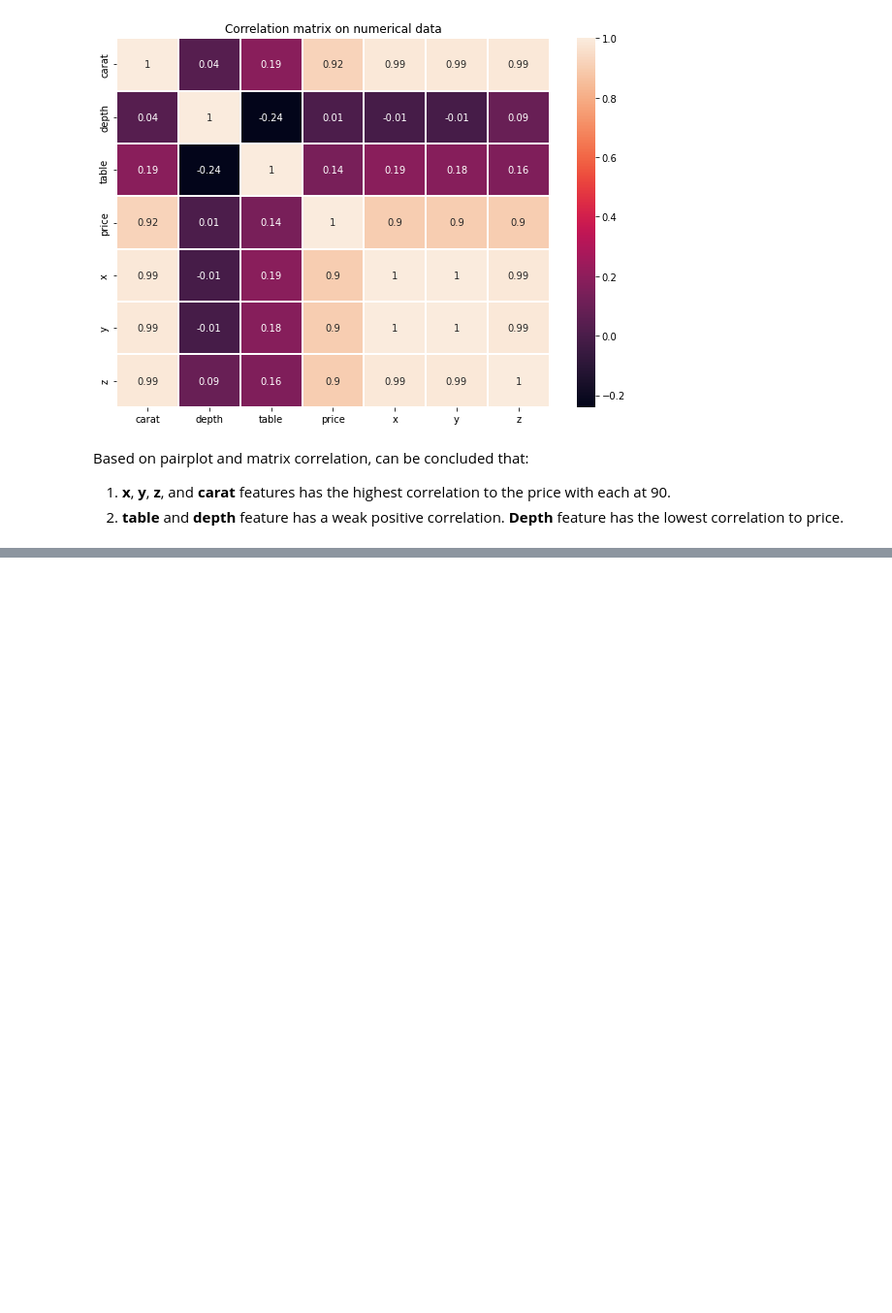
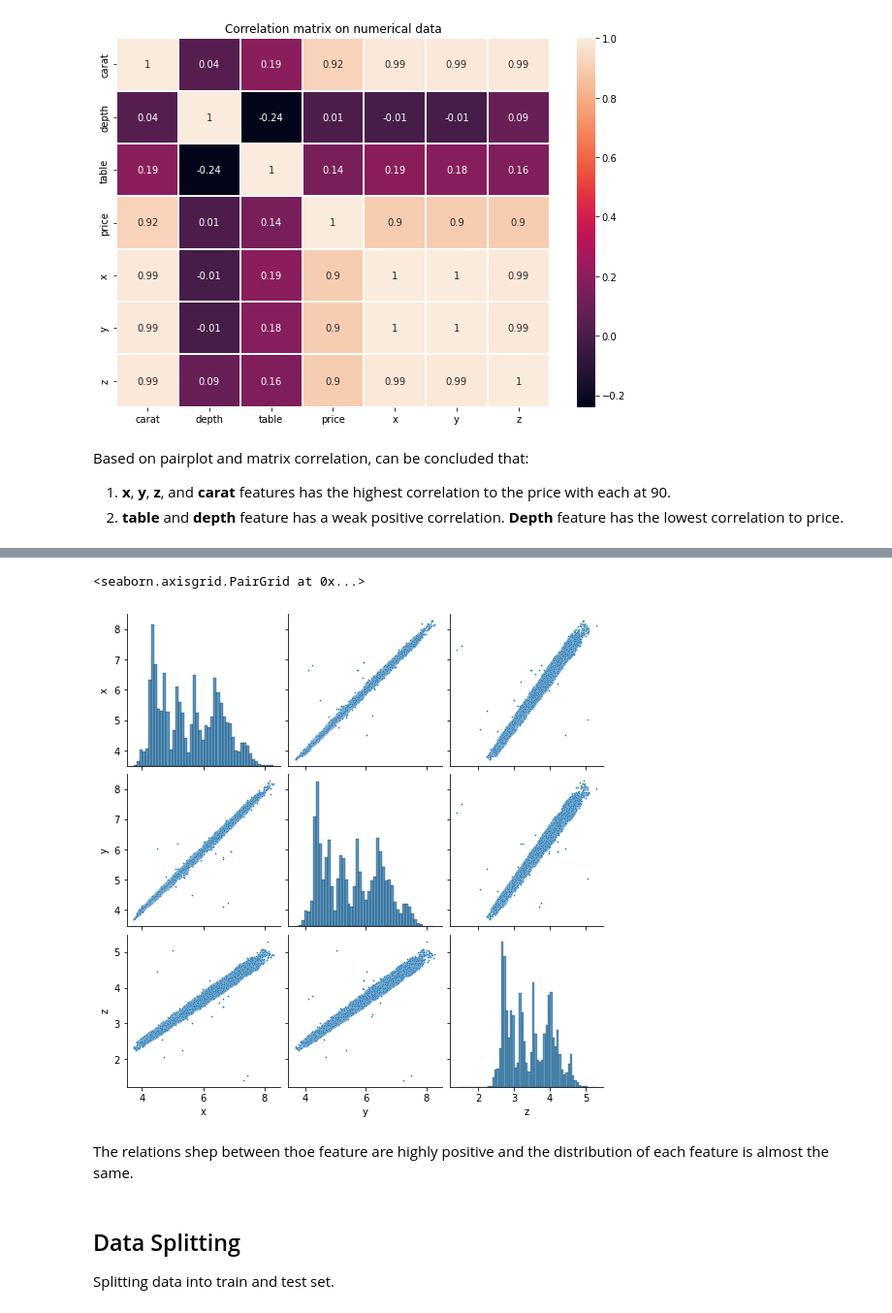
Before and after one commit to marcellinus-witarsah/predictive-analytics-diamonds-dataset, a Jupyter notebook: predictive_analytics_diamonds_dataset.ipynb, the cells around one changed output, grey strips where cells are left out. Shown at 97% size. Drawn from its saved outputs; the diff is of its cells as text; code cells hidden in the pictures; blank space fills up the shorter version.

Commit message:
Data Preparation

```diff
--- a/predictive_analytics_diamonds_dataset.ipynb
+++ b/predictive_analytics_diamonds_dataset.ipynb
@@ -332,0 +351,6 @@ Based on pairplot and matrix correlation, can be concluded that:
+# %%
+diamonds = pd.concat([diamonds, pd.get_dummies(diamonds['cut'], prefix='cut')], axis=1)
+diamonds = pd.concat([diamonds, pd.get_dummies(diamonds['color'], prefix='color')], axis=1)
+diamonds = pd.concat([diamonds, pd.get_dummies(diamonds['clarity'], prefix='clarity')], axis=1)
+
+diamonds.drop(columns=['cut', 'color', 'clarity'], inplace=True)
@@ -332,0 +360,8 @@ Based on pairplot and matrix correlation, can be concluded that:
+# %%
+# proof that x, y, z features are highly correlated
+sns.pairplot(diamonds[['x', 'y', 'z']], plot_kws={'s': 2})
+# %% [output]
+<seaborn.axisgrid.PairGrid at 0x...>
+[figure, added]
+# %% [markdown]
+The relations shep between thoe feature are highly positive and the distribution of each feature is almost the same.
@@ -332,0 +374,3 @@ Based on pairplot and matrix correlation, can be concluded that:
+# %% [markdown]
+## Data Splitting
+Splitting data into train and test set.
```
Also changed, not shown: parts of 10 cells of this notebook.
